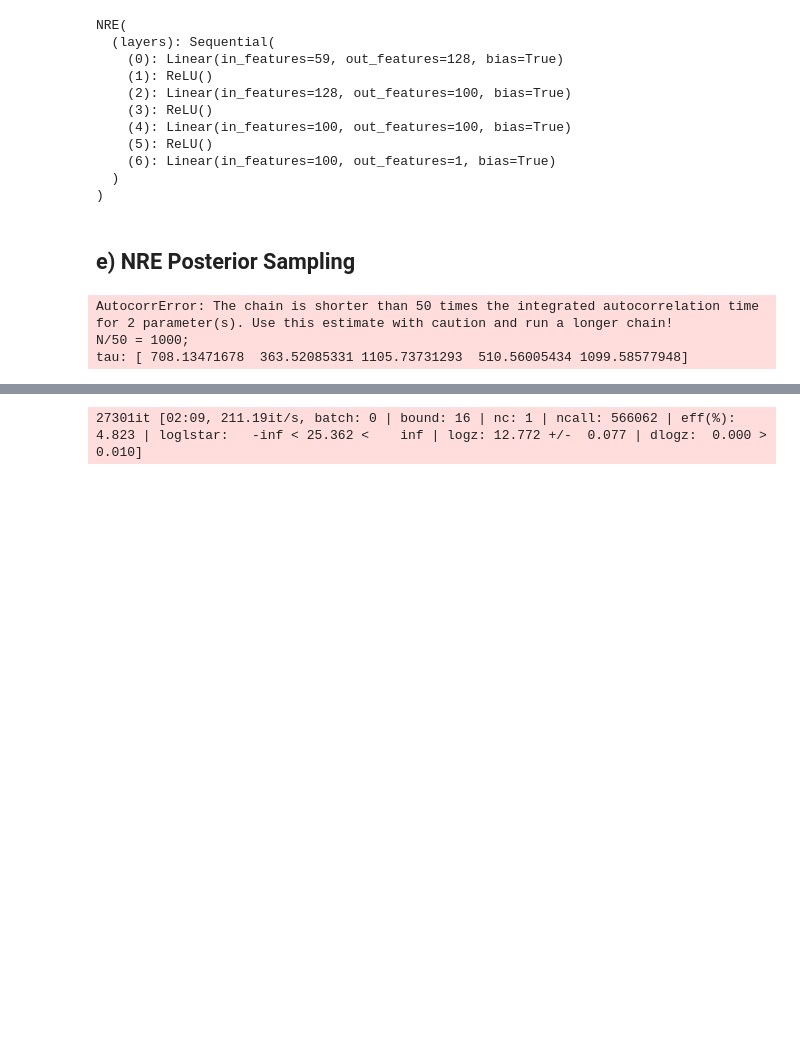
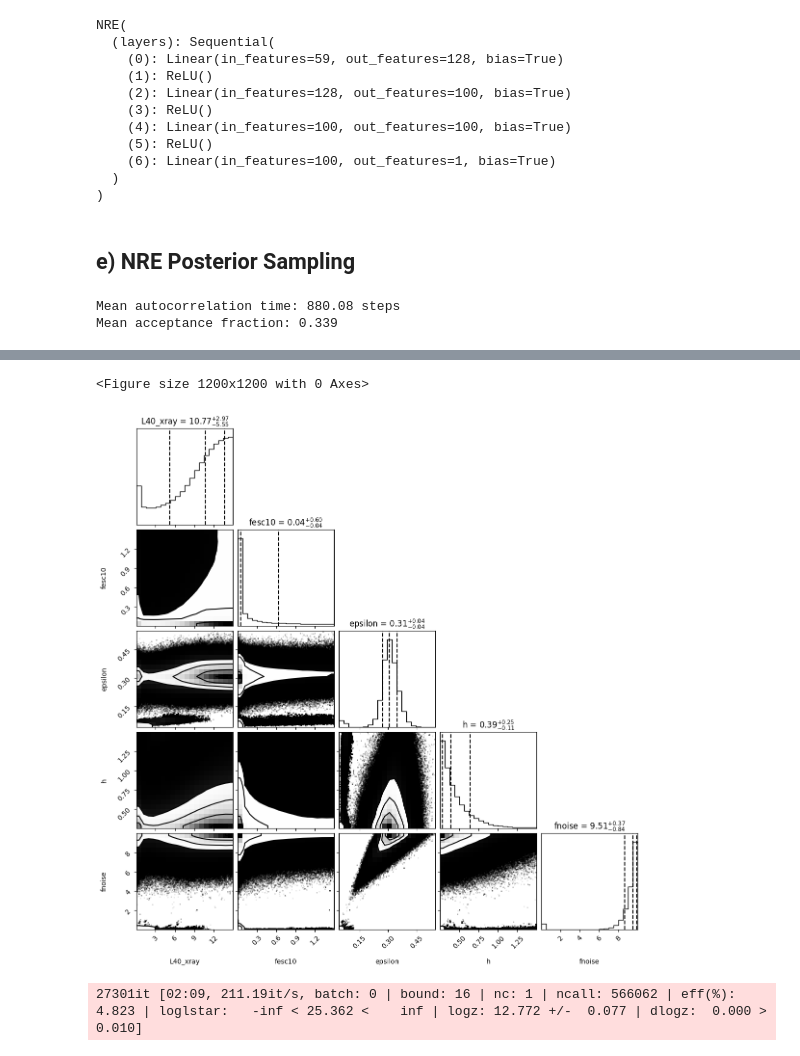
Before and after one commit to JoeyWee1/Machine-Learning-Enhanced-Inference-of-the-21-cm-Power-Spectrum-at-Cosmic-Dawn, a Jupyter notebook: ML_inference.ipynb, the cells around one changed output, grey strips where cells are left out. Saved outputs shown, nothing was run; the diff lists cells and outputs as text; code cells hidden in the pictures; blank space fills up the shorter version.

```diff
--- a/ML_inference.ipynb
+++ b/ML_inference.ipynb
@@ -410,7 +410,7 @@ nre_data = {"scaler": nre_x_scaler}
 lnspace_nre_ensemble_posterior = generate_chain(
     ln_post_log= ln_post_log_nre,
     n_walkers=32,
-    steps=500000,
+    steps=1000000,
     discard=0,
     tf=2,
     unscaled_feature_domains=unscaled_feature_domains,
@@ -419,6 +419,31 @@ lnspace_nre_ensemble_posterior = generate_chain(
     processed=nre_data,
     )
 # %% [output]
-AutocorrError: The chain is shorter than 50 times the integrated autocorrelation time for 2 parameter(s). Use this estimate with caution and run a longer chain!
-N/50 = 1000;
-tau: [ 708.13471678  363.52085331 1105.73731293  510.56005434 1099.58577948]
+Mean autocorrelation time: 880.08 steps
+Mean acceptance fraction: 0.339
+# %%
+run =False
+if run = True:
+    # Save MCMC samples for later analysis
+    np.save("samples/emcee_nre_thinned_samples.npy",   np.exp(lnspace_nre_ensemble_posterior["thinned_samples"]))
+    np.save("samples/emcee_nre_unthinned_samples.npy", np.exp(lnspace_nre_ensemble_posterior["unthinned_samples"]))
+    with open("samples/emcee_nre_diagnostics.json", "w") as f:
+        json.dump({
+        "mean_frac": float(lnspace_nre_ensemble_posterior["mean_frac"]),
+        "taus":      lnspace_nre_ensemble_posterior["taus"].tolist(),
+        "mean_tau":  float(lnspace_nre_ensemble_posterior["mean_tau"]),
+        "tau":       int(lnspace_nre_ensemble_posterior["tau"]),
+        }, f, indent=2)
+# %%
+# Load MCMC samples for analysis
+emcee_nre_thinned_chain = np.load("samples/emcee_nre_thinned_samples.npy")     # shape (steps, n_walkers, 5)
+emcee_nre_unthinned_chain = np.load("samples/emcee_nre_unthinned_samples.npy")     # shape (steps, n_walkers, 5)
+with open("samples/emcee_nre_diagnostics.json") as f:
+    emcee_nre_diag = json.load(f)
+from utils.mcmc.plot import plot_emcee_corner
+plot_emcee_corner(
+    unthinned_chain=emcee_nre_unthinned_chain,
+    diagnostic=emcee_nre_diag,
+    df = 10
+)
+# %% [output]
@@ -425,3 +451,5 @@ tau: [ 708.13471678  363.52085331 1105.73731293  510.56005434 1099.58577948]
+<Figure size 1200x1200 with 0 Axes>
+[figure, added]
 # %%
 from utils.mcmc.nested import make_nre_ln_likelihood
 nested_nre_results = build_sampler(nre_model, processed= nre_data, p_obs=observation["power"], domains=unscaled_feature_domains, ln_likelihood_fn=make_nre_ln_likelihood)
```
Also changed, not shown: parts of 1 cell of this notebook, 3 other files.
